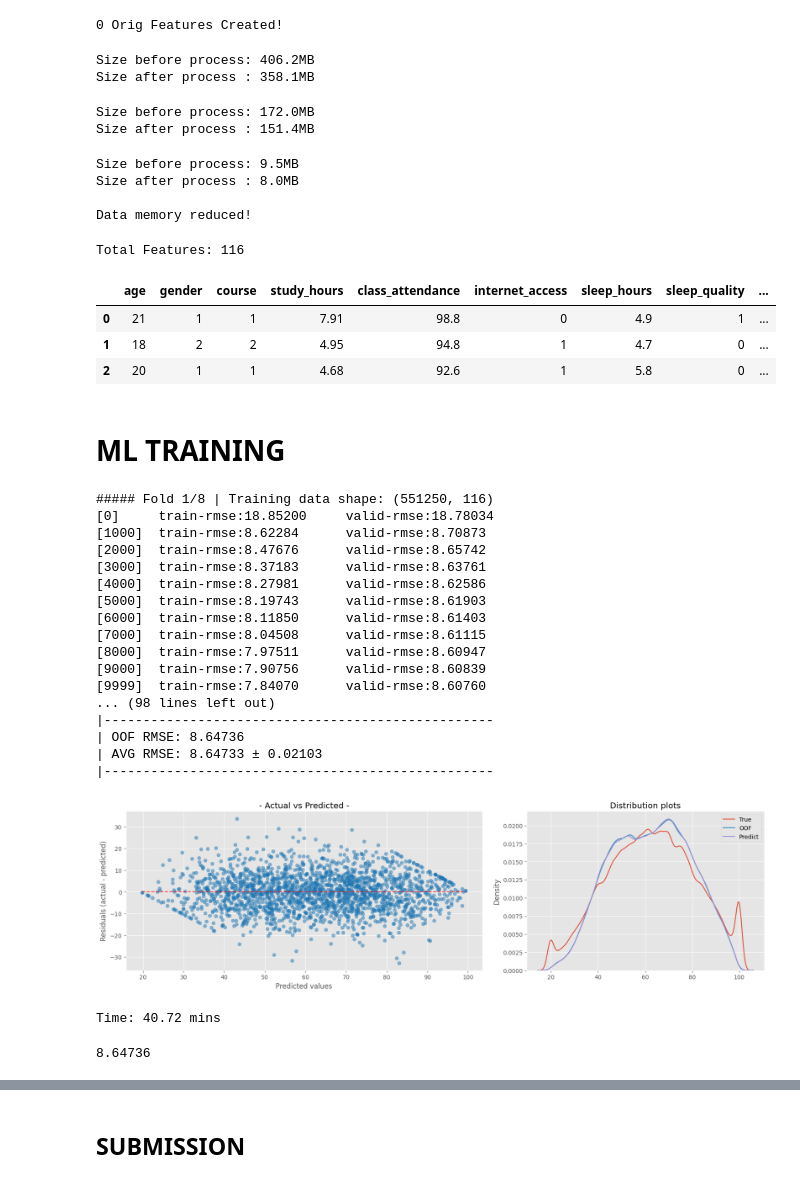
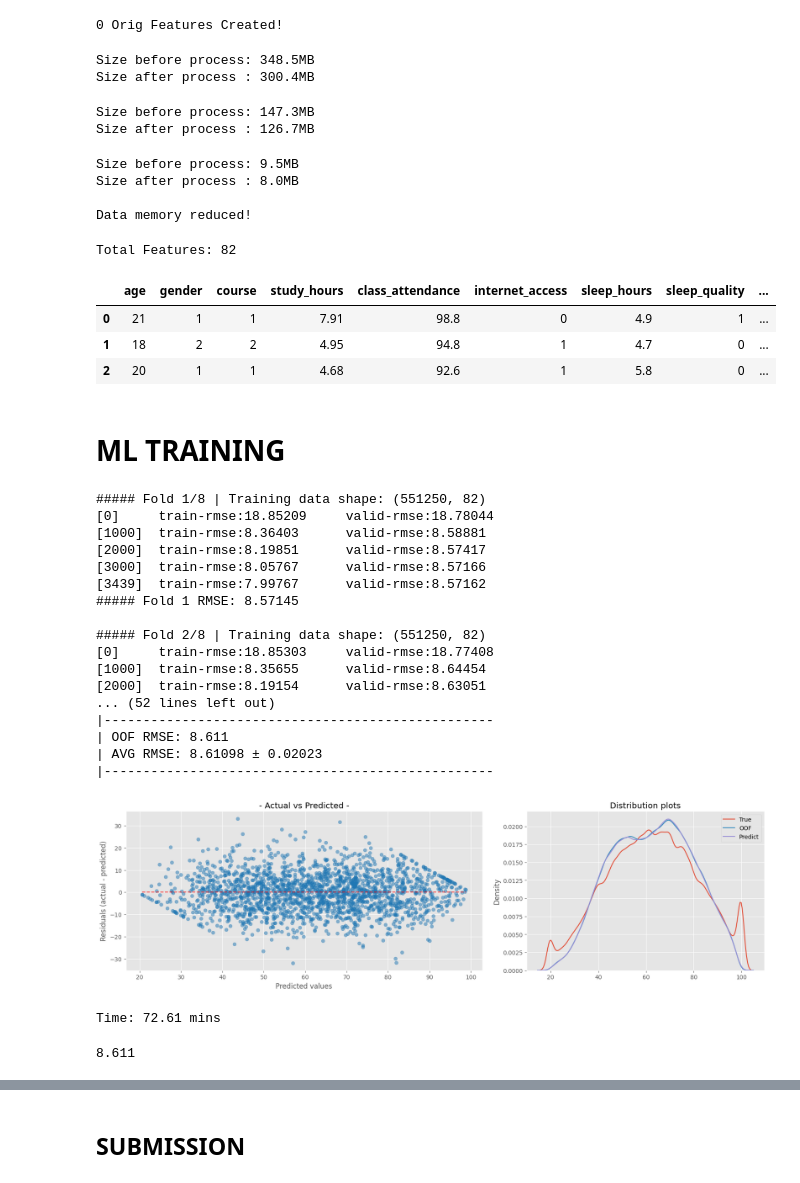
Before and after one commit to coded-sly/ps6e1-Student-Test-Score, a Jupyter notebook: ps6e1-xgb-orig-basescore.ipynb, the cells around one changed output, grey strips where cells are left out. Saved outputs shown, nothing was run; the diff lists cells and outputs as text; code cells hidden in the pictures.

Commit message:
Kaggle Notebook | ps6e1 | XGB | Orig+BaseScore | ⬆️ loss_extended_2

```diff
--- a/ps6e1-xgb-orig-basescore.ipynb
+++ b/ps6e1-xgb-orig-basescore.ipynb
@@ -241,8 +235,8 @@ def dataloader(filepath):
 # %%
 PATHS = [
     # '/kaggle/input/ps6e1-per-feature-ag',
-    '/kaggle/input/ps6e1-autogluon-trainorig',
-    # '/kaggle/input/ps6e1-lr-gbdt-nn-trainorig',
+    # '/kaggle/input/ps6e1-autogluon-trainorig',
+    '/kaggle/input/ps6e1-lr-gbdt-nn-trainorig',
 ]
 
 ## -- Load dataframes --
@@ -714,10 +708,10 @@ gc.collect()
 
 print(f"Data memory reduced!")
 # %% [output]
-Size before process: 406.2MB
-Size after process : 358.1MB
+Size before process: 348.5MB
+Size after process : 300.4MB
-Size before process: 172.0MB
-Size after process : 151.4MB
+Size before process: 147.3MB
+Size after process : 126.7MB
 Size before process: 9.5MB
 Size after process : 8.0MB
 
@@ -728,7 +722,7 @@ print('Total Features:', len(FEATURES))
 
 train.head(3)
 # %% [output]
-Total Features: 116
+Total Features: 82
 |  | age | gender | course | study_hours | class_attendance | internet_access | sleep_hours | sleep_quality | ... |
 | 0 | 21 | 1 | 1 | 7.91 | 98.8 | 0 | 4.9 | 1 | ... |
 | 1 | 18 | 2 | 2 | 4.95 | 94.8 | 1 | 4.7 | 0 | ... |
@@ -929,13 +923,13 @@ for i, (train_idx, val_idx) in enumerate(kf.split(X)):
     X_val   = combined.iloc[len(X_train):len(X_train)+len(X_val)]
     X_test  = combined.iloc[len(X_train)+len(X_val):]
 
-    suffix = 'gbdt_ext'
+    suffix = 'loss_ext2'
     params = {
         # 'sampling_method': 'gradient_based',
         # # ---------------------------------------
-        # 'grow_policy': 'lossguide',
-        # 'max_leaves': 128,
-        'max_depth': 8, # 0 if lossguide
+        'grow_policy': 'lossguide',
+        'max_leaves': 128,
+        'max_depth': 0, # 0 if lossguide
         # ---------------------------------------
         'objective': 'reg:squarederror',
         'eval_metric': "rmse",
@@ -991,50 +985,50 @@ print(f"|{'-'*50}")
 ## -- plot_error --
 _, axs = plt.subplots(1, 2, figsize=(20, 5), gridspec_kw={'width_ratios':[0.6, 0.4], 'wspace':0.15})
 display = PredictionErrorDisplay.from_predictions(
     pd.Series(y), oof_preds, ax=axs[0], subsample=2000,
     # kind = "actual_vs_predicted",
     scatter_kwargs={"alpha": 0.5}, line_kwargs={'color': 'r'},
         )
 axs[0].set_title(f"- Actual vs Predicted -")
 
 LABELS = ['True', 'OOF', 'Predict']
 sns.kdeplot(y, ax=axs[1], label=LABELS[0])
 sns.kdeplot(oof_preds, ax=axs[1], label=LABELS[1])
 sns.kdeplot(test_preds, ax=axs[1], label=LABELS[2])
 axs[1].set_title(f"Distribution plots")
 
 for ax in axs:
     # ax.grid(False)
     ax.spines['top'].set_visible(False)
     ax.spines['right'].set_visible(False)
 
 plt.legend()
 plt.tight_layout()
 plt.show()
 
 tok = time()
 tiktok = (tok-tik) / 60
 print(f"Time: {tiktok:.2f} mins")
 # %% [output]
-##### Fold 1/8 | Training data shape: (551250, 116)
-[0]     train-rmse:18.85200     valid-rmse:18.78034
-[1000]  train-rmse:8.62284      valid-rmse:8.70873
-[2000]  train-rmse:8.47676      valid-rmse:8.65742
-[3000]  train-rmse:8.37183      valid-rmse:8.63761
-[4000]  train-rmse:8.27981      valid-rmse:8.62586
-[5000]  train-rmse:8.19743      valid-rmse:8.61903
-[6000]  train-rmse:8.11850      valid-rmse:8.61403
-[7000]  train-rmse:8.04508      valid-rmse:8.61115
-[8000]  train-rmse:7.97511      valid-rmse:8.60947
-[9000]  train-rmse:7.90756      valid-rmse:8.60839
-[9999]  train-rmse:7.84070      valid-rmse:8.60760
-... (98 lines left out)
+##### Fold 1/8 | Training data shape: (551250, 82)
+[0]     train-rmse:18.85209     valid-rmse:18.78044
+[1000]  train-rmse:8.36403      valid-rmse:8.58881
+[2000]  train-rmse:8.19851      valid-rmse:8.57417
+[3000]  train-rmse:8.05767      valid-rmse:8.57166
+[3439]  train-rmse:7.99767      valid-rmse:8.57162
+##### Fold 1 RMSE: 8.57145
+
+##### Fold 2/8 | Training data shape: (551250, 82)
+[0]     train-rmse:18.85303     valid-rmse:18.77408
+[1000]  train-rmse:8.35655      valid-rmse:8.64454
+[2000]  train-rmse:8.19154      valid-rmse:8.63051
+... (52 lines left out)
 |--------------------------------------------------
-| OOF RMSE: 8.64736
-| AVG RMSE: 8.64733 ± 0.02103
+| OOF RMSE: 8.611
+| AVG RMSE: 8.61098 ± 0.02023
 |--------------------------------------------------
-[figure, old version]
+[figure, new version]
-Time: 40.72 mins
+Time: 72.61 mins
 # %%
 float(overall_score)
 # 5folds + stop 200 + lr 0.1 + depth 8:
@@ -1042,7 +1036,7 @@ float(overall_score)
 # external1 only:: -> 8.63173 || loss-> 8.63004
 # external2 only:: -> 8.64500 || loss-> 8.64123
 # %% [output]
-8.64736
+8.611
 # %%
 ## -- plot_shap --
 MAX = 20
```
Also changed, not shown: parts of 9 cells of this notebook.
